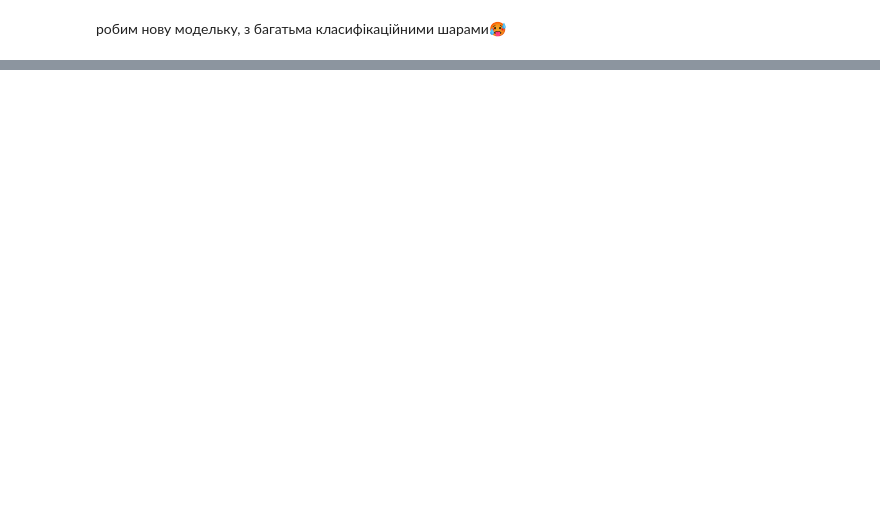
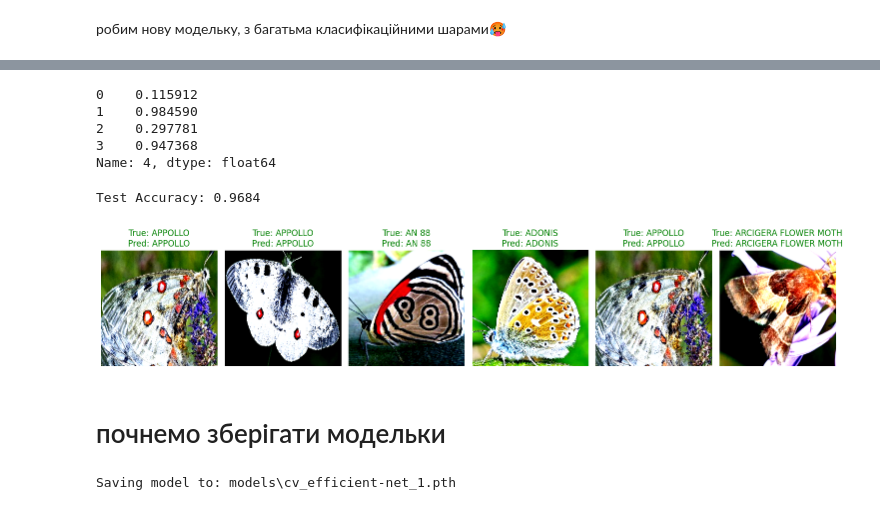
Before and after one commit to vwicky/ci-labs, a Jupyter notebook: lab-5/notebook_5.ipynb, the cells around one changed output, grey strips where cells are left out. Cells and saved outputs as stored; diff of their text form; code cells hidden in the pictures; blank space fills up the shorter version.

```diff
--- a/lab-5/notebook_5.ipynb
+++ b/lab-5/notebook_5.ipynb
@@ -648,0 +828,9 @@ class ButterfliesCNN_V2(nn.Module):
+# %%
+# Create a transforms pipeline manually (required for torchvision < 0.13)
+manual_transforms = transforms.Compose([
+  transforms.Resize((224, 224)), # 1. Reshape all images to 224x224 (though some models may require different sizes)
+  transforms.ToTensor(), # 2. Turn image values to between 0 & 1
+  transforms.Normalize(
+    mean=[0.485, 0.456, 0.406], # 3. A mean of [0.485, 0.456, 0.406] (across each colour channel)
+    std=[0.229, 0.224, 0.225]) # 4. A standard deviation of [0.229, 0.224, 0.225] (across each colour channel),
+])
@@ -648,0 +897,7 @@ class ButterfliesCNN_V2(nn.Module):
+# %%
+train_dataloader, test_dataloader, class_names = create_dataloaders(
+  train_dir=train_dir,
+  test_dir=test_dir,
+  transform=manual_transforms, # resize, convert images to between 0 & 1 and normalize them
+  batch_size=32) # set mini-batch size to 32
+train_dataloader, test_dataloader, class_names
@@ -648,0 +955,5 @@ class ButterfliesCNN_V2(nn.Module):
+# %%
+weights = torchvision.models.EfficientNet_B0_Weights.DEFAULT # .DEFAULT = best available weights for ImageNet
+model = torchvision.models.efficientnet_b0(weights=weights).to(device)
+
+model # uncomment to output (it's very long) а таки вері лонґ
@@ -648,0 +1016,16 @@ class ButterfliesCNN_V2(nn.Module):
+# %%
+# Set the manual seeds
+torch.manual_seed(42)
+torch.cuda.manual_seed(42)
+
+# Get the length of class_names (one output unit for each class)
+output_shape = len(class_names)
+
+# Recreate the classifier layer and seed it to the target device
+model.classifier = torch.nn.Sequential(
+  torch.nn.Dropout(p=0.2, inplace=True),
+  torch.nn.Linear(
+    in_features=1280,
+    out_features=output_shape, # same number of output units as our number of classes
+    bias=True)
+).to(device)
@@ -648,0 +1090,23 @@ class ButterfliesCNN_V2(nn.Module):
+# %%
+cm = pd.DataFrame(competition_map[model._get_name()])
+cm.T.iloc[-1] # дані з останньої 5ї епохи
+# %% [output]
+0    0.115912
+1    0.984590
+2    0.297781
+3    0.947368
+Name: 4, dtype: float64
+# %%
+accuracy = evaluate_model(
+  model=model,
+  test_loader=test_dataloader,
+  device=device,
+)
+# %% [output]
+Test Accuracy: 0.9684
+# %%
+visualize_predictions(model, test_dataloader, device, class_names, num_images=6)
+# %% [output]
+[figure, added]
+# %% [markdown]
+# почнемо зберігати модельки
@@ -648,0 +1124,7 @@ class ButterfliesCNN_V2(nn.Module):
+# %%
+# Save the model state dict
+print(f"Saving model to: {MODEL_SAVE_PATH}")
+torch.save(obj=model, # only saving the state_dict() only saves the learned parameters
+           f=MODEL_SAVE_PATH)
+# %% [output]
+Saving model to: models\cv_efficient-net_1.pth
```
Also changed, not shown: parts of 88 cells of this notebook, 4 other files.
